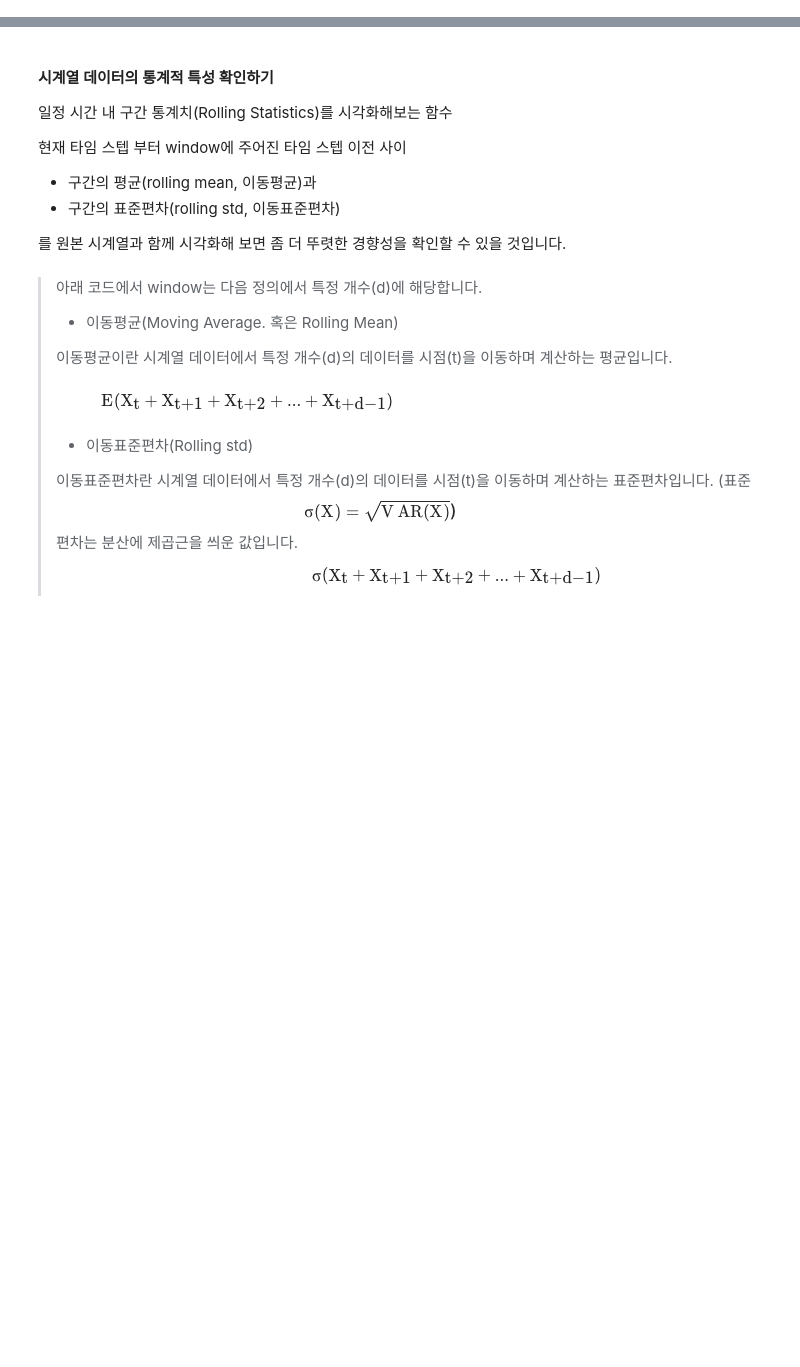
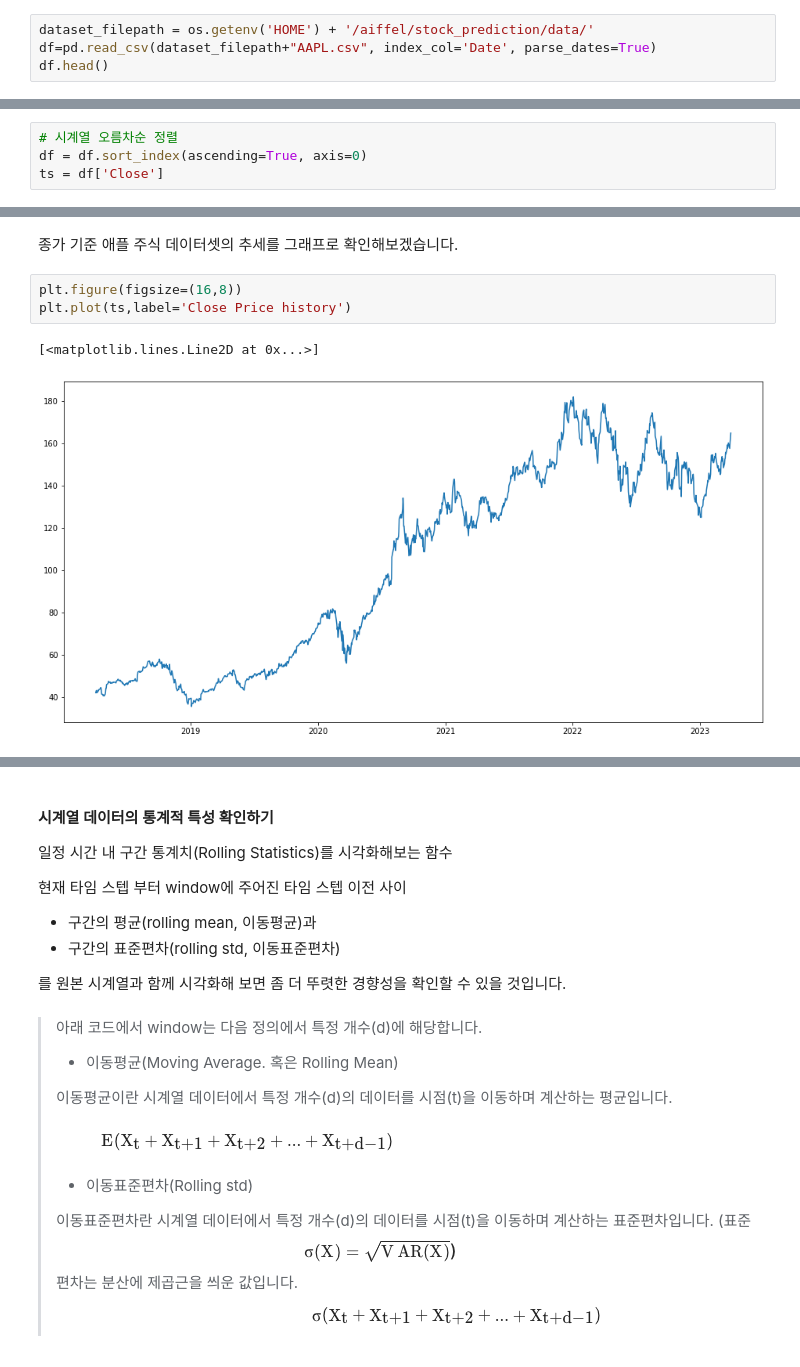
Before and after one commit to kawonkang/test-AIF, a Jupyter notebook: [E-04]/[E-04] ARIMA_TESLA_Stock_predict.ipynb, the cells around one changed output, grey strips where cells are left out. Drawn from its saved outputs; the diff is of its cells as text; blank space fills up the shorter version.

```diff
--- a/[E-04]/[E-04] ARIMA_TESLA_Stock_predict.ipynb
+++ b/[E-04]/[E-04] ARIMA_TESLA_Stock_predict.ipynb
@@ -30,0 +23,4 @@
+# %%
+dataset_filepath = os.getenv('HOME') + '/aiffel/stock_prediction/data/'
+df=pd.read_csv(dataset_filepath+"AAPL.csv", index_col='Date', parse_dates=True)
+df.head()
@@ -30,0 +35,4 @@
+# %%
+# 시계열 오름차순 정렬
+df = df.sort_index(ascending=True, axis=0)
+ts = df['Close']
@@ -30,0 +49,8 @@
+# %% [markdown]
+종가 기준 애플 주식 데이터셋의 추세를 그래프로 확인해보겠습니다.
+# %%
+plt.figure(figsize=(16,8))
+plt.plot(ts,label='Close Price history')
+# %% [output]
+[<matplotlib.lines.Line2D at 0x...>]
+[figure, added]
```
Also changed, not shown: parts of 133 cells of this notebook.
